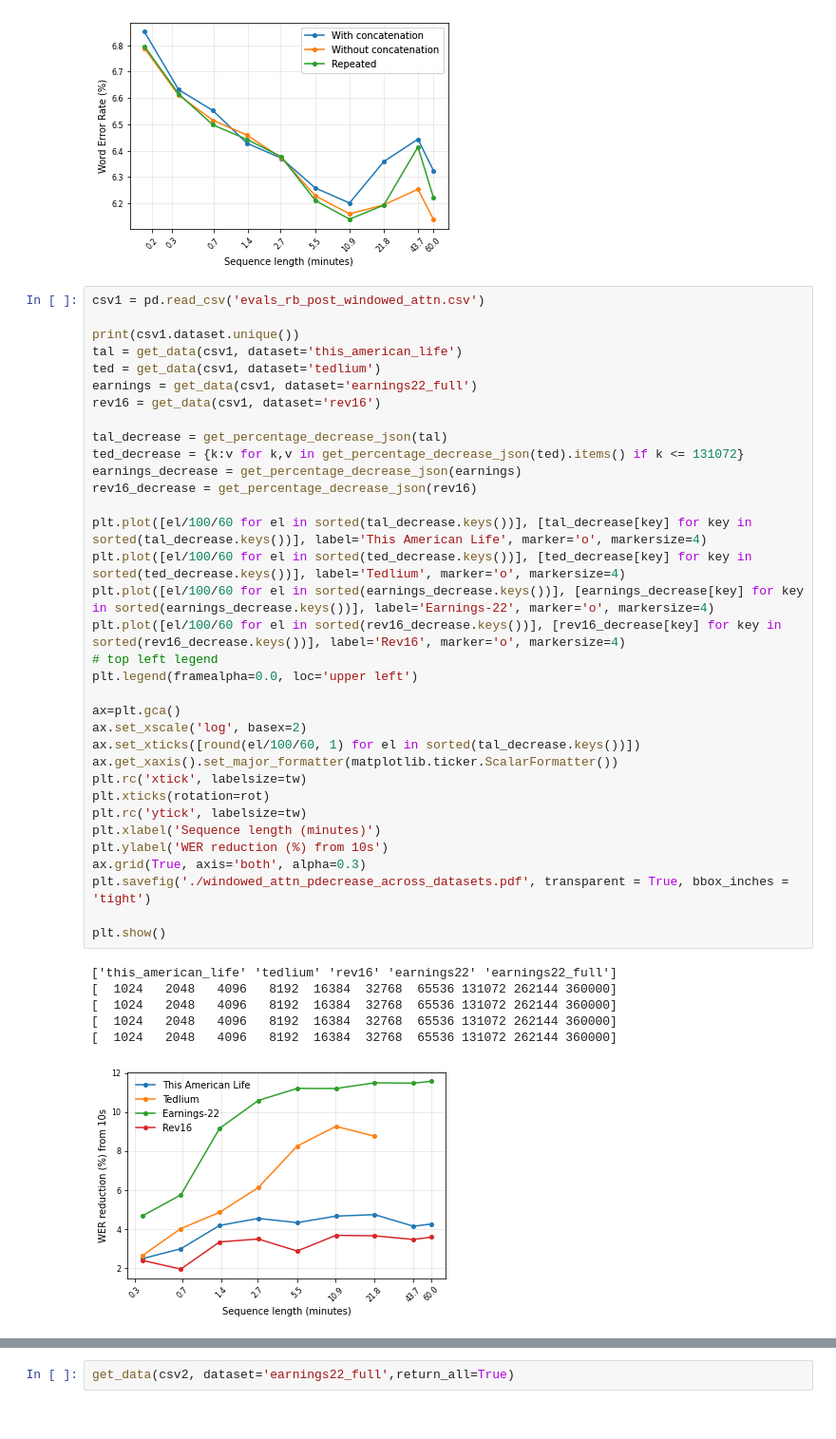
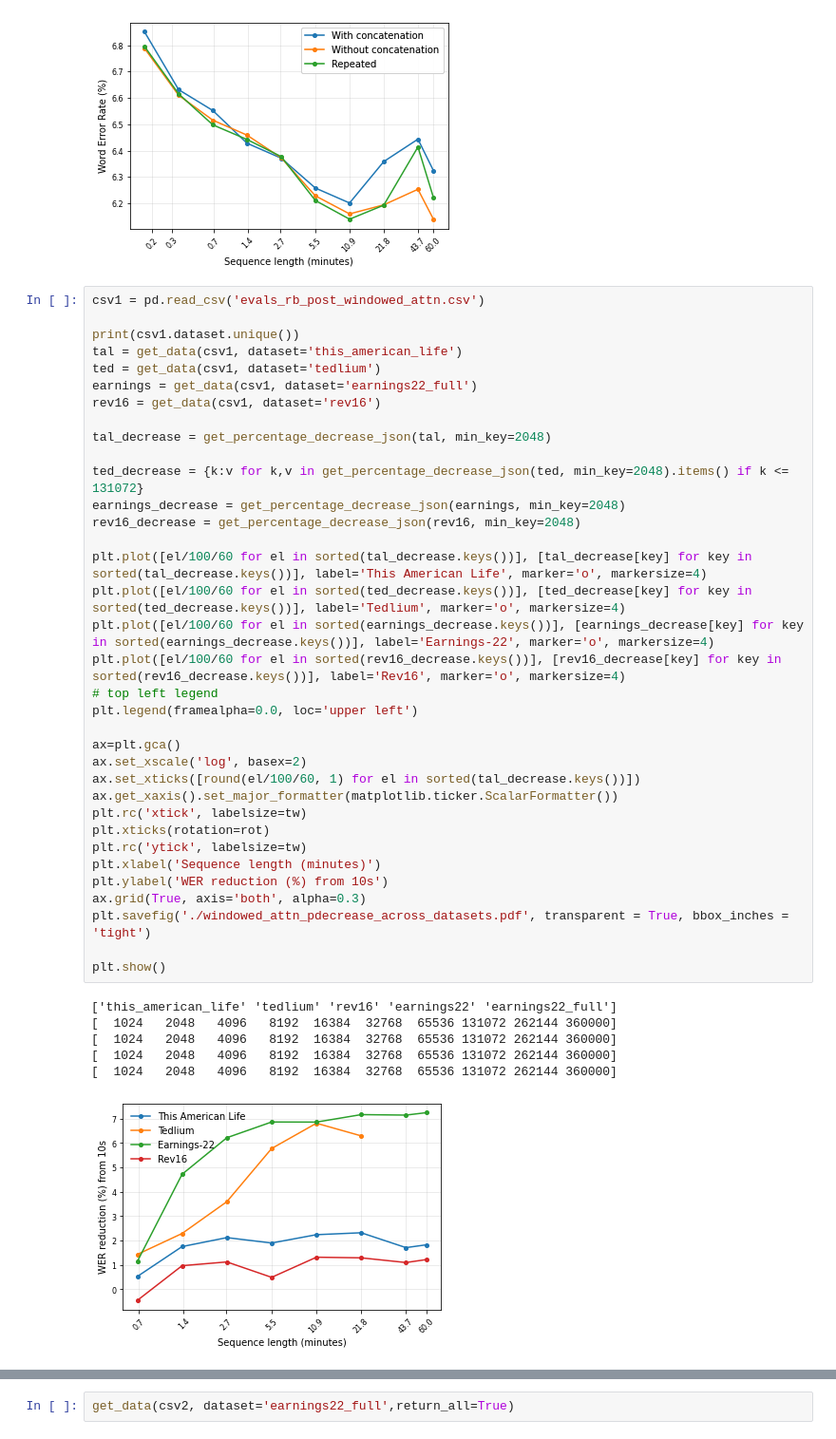
Before and after one commit to robflynnyh/long-context-asr, a Jupyter notebook: eval/results/eval.ipynb, the cells around one changed output, grey strips where cells are left out. Shown at 95% size. Drawn from its saved outputs; the diff is of its cells as text.

```diff
--- a/eval/results/eval.ipynb
+++ b/eval/results/eval.ipynb
@@ -226,35 +248,36 @@ ted = get_data(csv1, dataset='tedlium')
 earnings = get_data(csv1, dataset='earnings22_full')
 rev16 = get_data(csv1, dataset='rev16')
 
-tal_decrease = get_percentage_decrease_json(tal)
-ted_decrease = {k:v for k,v in get_percentage_decrease_json(ted).items() if k <= 131072}
-earnings_decrease = get_percentage_decrease_json(earnings)
-rev16_decrease = get_percentage_decrease_json(rev16)
+tal_decrease = get_percentage_decrease_json(tal, min_key=2048)
+
+ted_decrease = {k:v for k,v in get_percentage_decrease_json(ted, min_key=2048).items() if k <= 131072}
+earnings_decrease = get_percentage_decrease_json(earnings, min_key=2048)
+rev16_decrease = get_percentage_decrease_json(rev16, min_key=2048)
 
 plt.plot([el/100/60 for el in sorted(tal_decrease.keys())], [tal_decrease[key] for key in sorted(tal_decrease.keys())], label='This American Life', marker='o', markersize=4)
 plt.plot([el/100/60 for el in sorted(ted_decrease.keys())], [ted_decrease[key] for key in sorted(ted_decrease.keys())], label='Tedlium', marker='o', markersize=4)
 plt.plot([el/100/60 for el in sorted(earnings_decrease.keys())], [earnings_decrease[key] for key in sorted(earnings_decrease.keys())], label='Earnings-22', marker='o', markersize=4)
 plt.plot([el/100/60 for el in sorted(rev16_decrease.keys())], [rev16_decrease[key] for key in sorted(rev16_decrease.keys())], label='Rev16', marker='o', markersize=4)
 # top left legend
 plt.legend(framealpha=0.0, loc='upper left')
 
 ax=plt.gca()
 ax.set_xscale('log', basex=2)
 ax.set_xticks([round(el/100/60, 1) for el in sorted(tal_decrease.keys())])
 ax.get_xaxis().set_major_formatter(matplotlib.ticker.ScalarFormatter())
 plt.rc('xtick', labelsize=tw)
 plt.xticks(rotation=rot)
 plt.rc('ytick', labelsize=tw)
 plt.xlabel('Sequence length (minutes)')
 plt.ylabel('WER reduction (%) from 10s')
 ax.grid(True, axis='both', alpha=0.3)
 plt.savefig('./windowed_attn_pdecrease_across_datasets.pdf', transparent = True, bbox_inches = 'tight')
 
 plt.show()
 # %% [output]
 ['this_american_life' 'tedlium' 'rev16' 'earnings22' 'earnings22_full']
 [  1024   2048   4096   8192  16384  32768  65536 131072 262144 360000]
 [  1024   2048   4096   8192  16384  32768  65536 131072 262144 360000]
 [  1024   2048   4096   8192  16384  32768  65536 131072 262144 360000]
 [  1024   2048   4096   8192  16384  32768  65536 131072 262144 360000]
-[figure, old version]
+[figure, new version]
```
Also changed, not shown: parts of 20 cells of this notebook, 27 other files.
